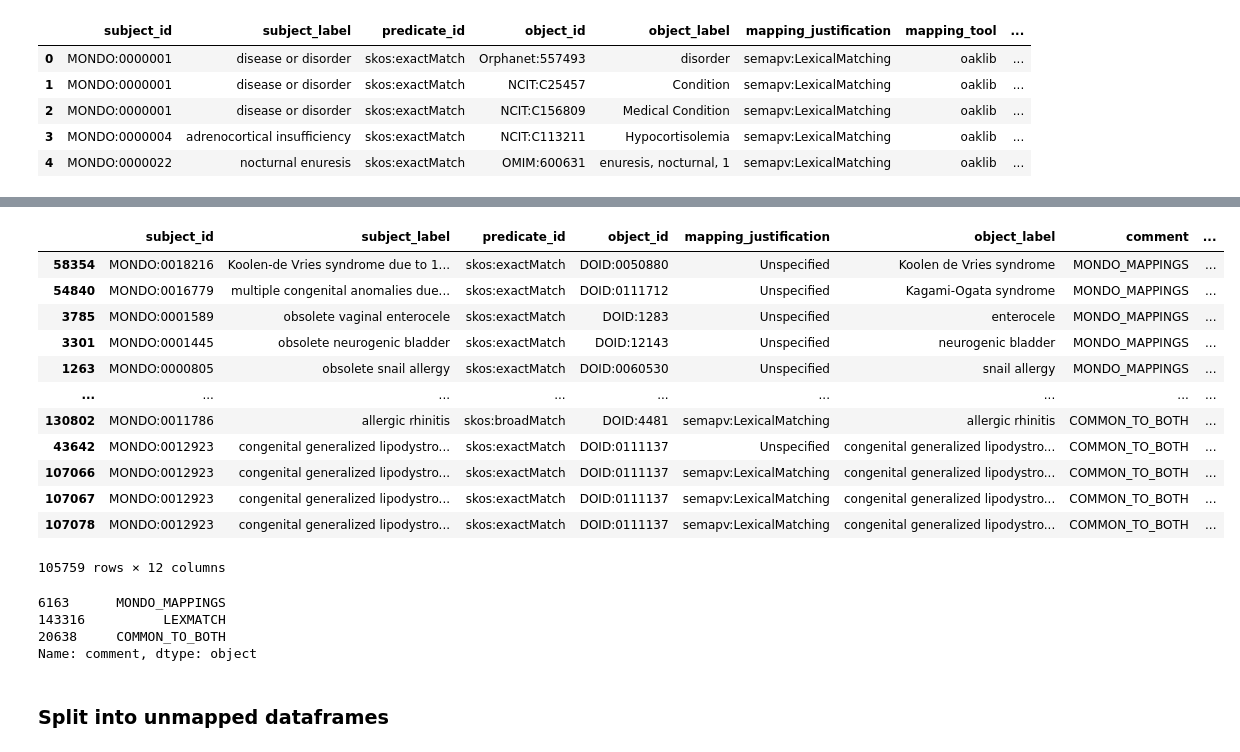
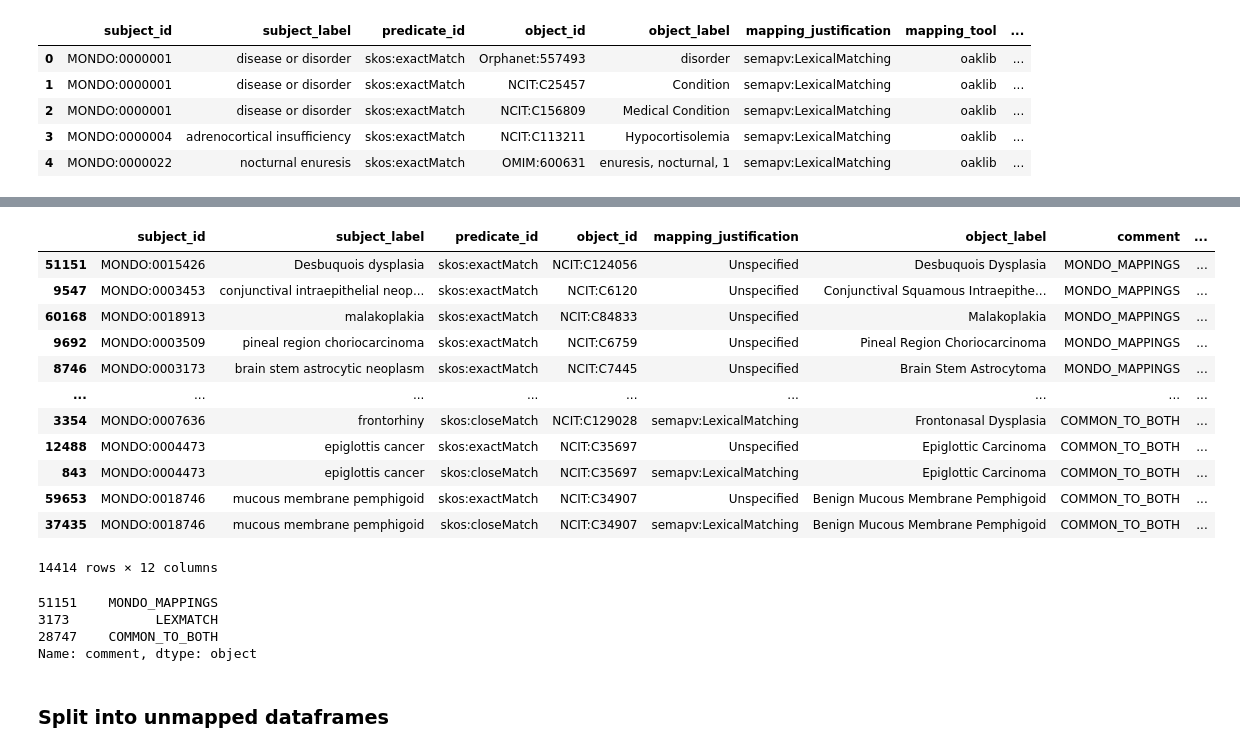
Before and after one commit to monarch-initiative/mondo-ingest, a Jupyter notebook: src/scripts/oak-lexmatch-sssom-compare.ipynb, the cells around one changed output, grey strips where cells are left out. Drawn from its saved outputs; the diff is of its cells as text; code cells hidden in the pictures.

Commit message:
added NCIT and filtered out exclusion list

```diff
--- a/src/scripts/oak-lexmatch-sssom-compare.ipynb
+++ b/src/scripts/oak-lexmatch-sssom-compare.ipynb
@@ -211,15 +249,18 @@ condition_2 = msdf_mondo.df['object_id'].str.contains("ICD10CM")
 condition_3 = msdf_mondo.df['object_id'].str.contains('|'.join((["OMIM","OMIMPS"])))
 condition_4 = msdf_mondo.df['object_id'].str.contains("Orphanet")
 condition_5 = msdf_mondo.df['object_id'].str.contains("DOID")
+condition_6 = msdf_mondo.df['object_id'].str.contains("NCIT")
 
 mondo_icd_df = msdf_mondo.df[condition_1 & condition_2]
 mondo_omim_df = msdf_mondo.df[condition_1 & condition_3]
 mondo_ordo_df = msdf_mondo.df[condition_1 & condition_4]
 mondo_doid_df = msdf_mondo.df[condition_1 & condition_5]
+mondo_ncit_df = msdf_mondo.df[condition_1 & condition_6]
 
 mondo_icd_df.head()
 mondo_omim_df.head()
 mondo_ordo_df.head()
-# mondo_doid_df.head()
+mondo_doid_df.head()
+mondo_ncit_df.head()
 # %% [output]
 |  | subject_id | subject_label | predicate_id | object_id | mapping_justification | object_label |
@@ -324,16 +367,19 @@ condition_2 = lex_df['object_id'].str.contains("ICD10CM")
 condition_3 = lex_df['object_id'].str.contains('|'.join((["OMIM","OMIMPS"])))
 condition_4 = lex_df['object_id'].str.contains("Orphanet")
 condition_5 = lex_df['object_id'].str.contains("DOID")
+condition_6 = lex_df['object_id'].str.contains("NCIT")
 
 
 mondo_icd_lex_df = lex_df[(condition_1 & condition_2)]
 mondo_omim_lex_df = lex_df[(condition_1 & condition_3)]
 mondo_ordo_lex_df = lex_df[(condition_1 & condition_4)]
 mondo_doid_lex_df = lex_df[(condition_1 & condition_5)]
+mondo_ncit_lex_df = lex_df[(condition_1 & condition_6)]
 
 mondo_icd_lex_df.head()
 mondo_omim_lex_df.head()
 mondo_ordo_lex_df.head()
 mondo_doid_lex_df.head()
+mondo_ncit_lex_df.head()
 # %% [output]
 |  | subject_id | subject_label | predicate_id | object_id | object_label | mapping_justification | mapping_tool | ... |
@@ -355,4 +401,5 @@ icd_comparison_df = compare_and_comment_df(mondo_icd_df, mondo_icd_lex_df)
 omim_comparison_df = compare_and_comment_df(mondo_omim_df, mondo_omim_lex_df)
 ordo_comparison_df = compare_and_comment_df(mondo_ordo_df, mondo_ordo_lex_df)
 doid_comparison_df = compare_and_comment_df(mondo_doid_df, mondo_doid_lex_df)
+ncit_comparison_df = compare_and_comment_df(mondo_ncit_df, mondo_ncit_lex_df)
 # %% [output]
@@ -361,28 +408,29 @@ Wall time: 1min 40s
 # %%
 icd_comparison_df
 omim_comparison_df
 ordo_comparison_df
 doid_comparison_df
+ncit_comparison_df
 # %% [output]
 |  | subject_id | subject_label | predicate_id | object_id | mapping_justification | object_label | comment | ... |
-| 58354 | MONDO:0018216 | Koolen-de Vries syndrome due to 1... | skos:exactMatch | DOID:0050880 | Unspecified | Koolen de Vries syndrome | MONDO_MAPPINGS | ... |
-| 54840 | MONDO:0016779 | multiple congenital anomalies due... | skos:exactMatch | DOID:0111712 | Unspecified | Kagami-Ogata syndrome | MONDO_MAPPINGS | ... |
-| 3785 | MONDO:0001589 | obsolete vaginal enterocele | skos:exactMatch | DOID:1283 | Unspecified | enterocele | MONDO_MAPPINGS | ... |
-| 3301 | MONDO:0001445 | obsolete neurogenic bladder | skos:exactMatch | DOID:12143 | Unspecified | neurogenic bladder | MONDO_MAPPINGS | ... |
-| 1263 | MONDO:0000805 | obsolete snail allergy | skos:exactMatch | DOID:0060530 | Unspecified | snail allergy | MONDO_MAPPINGS | ... |
+| 51151 | MONDO:0015426 | Desbuquois dysplasia | skos:exactMatch | NCIT:C124056 | Unspecified | Desbuquois Dysplasia | MONDO_MAPPINGS | ... |
+| 9547 | MONDO:0003453 | conjunctival intraepithelial neop... | skos:exactMatch | NCIT:C6120 | Unspecified | Conjunctival Squamous Intraepithe... | MONDO_MAPPINGS | ... |
+| 60168 | MONDO:0018913 | malakoplakia | skos:exactMatch | NCIT:C84833 | Unspecified | Malakoplakia | MONDO_MAPPINGS | ... |
+| 9692 | MONDO:0003509 | pineal region choriocarcinoma | skos:exactMatch | NCIT:C6759 | Unspecified | Pineal Region Choriocarcinoma | MONDO_MAPPINGS | ... |
+| 8746 | MONDO:0003173 | brain stem astrocytic neoplasm | skos:exactMatch | NCIT:C7445 | Unspecified | Brain Stem Astrocytoma | MONDO_MAPPINGS | ... |
 | ... | ... | ... | ... | ... | ... | ... | ... | ... |
-| 130802 | MONDO:0011786 | allergic rhinitis | skos:broadMatch | DOID:4481 | semapv:LexicalMatching | allergic rhinitis | COMMON_TO_BOTH | ... |
-| 43642 | MONDO:0012923 | congenital generalized lipodystro... | skos:exactMatch | DOID:0111137 | Unspecified | congenital generalized lipodystro... | COMMON_TO_BOTH | ... |
-| 107066 | MONDO:0012923 | congenital generalized lipodystro... | skos:exactMatch | DOID:0111137 | semapv:LexicalMatching | congenital generalized lipodystro... | COMMON_TO_BOTH | ... |
-| 107067 | MONDO:0012923 | congenital generalized lipodystro... | skos:exactMatch | DOID:0111137 | semapv:LexicalMatching | congenital generalized lipodystro... | COMMON_TO_BOTH | ... |
-| 107078 | MONDO:0012923 | congenital generalized lipodystro... | skos:exactMatch | DOID:0111137 | semapv:LexicalMatching | congenital generalized lipodystro... | COMMON_TO_BOTH | ... |
+| 3354 | MONDO:0007636 | frontorhiny | skos:closeMatch | NCIT:C129028 | semapv:LexicalMatching | Frontonasal Dysplasia | COMMON_TO_BOTH | ... |
+| 12488 | MONDO:0004473 | epiglottis cancer | skos:exactMatch | NCIT:C35697 | Unspecified | Epiglottic Carcinoma | COMMON_TO_BOTH | ... |
+| 843 | MONDO:0004473 | epiglottis cancer | skos:closeMatch | NCIT:C35697 | semapv:LexicalMatching | Epiglottic Carcinoma | COMMON_TO_BOTH | ... |
+| 59653 | MONDO:0018746 | mucous membrane pemphigoid | skos:exactMatch | NCIT:C34907 | Unspecified | Benign Mucous Membrane Pemphigoid | COMMON_TO_BOTH | ... |
+| 37435 | MONDO:0018746 | mucous membrane pemphigoid | skos:closeMatch | NCIT:C34907 | semapv:LexicalMatching | Benign Mucous Membrane Pemphigoid | COMMON_TO_BOTH | ... |
-105759 rows × 12 columns
+14414 rows × 12 columns
 # %%
-icd_comparison_df['comment'].drop_duplicates()
+ncit_comparison_df['comment'].drop_duplicates()
 # %% [output]
-6163      MONDO_MAPPINGS
-143316          LEXMATCH
-20638     COMMON_TO_BOTH
+51151    MONDO_MAPPINGS
+3173           LEXMATCH
+28747    COMMON_TO_BOTH
 Name: comment, dtype: object
 # %% [markdown]
 ### Split into unmapped dataframes
```
Also changed, not shown: parts of 17 cells of this notebook, 9 other files.
